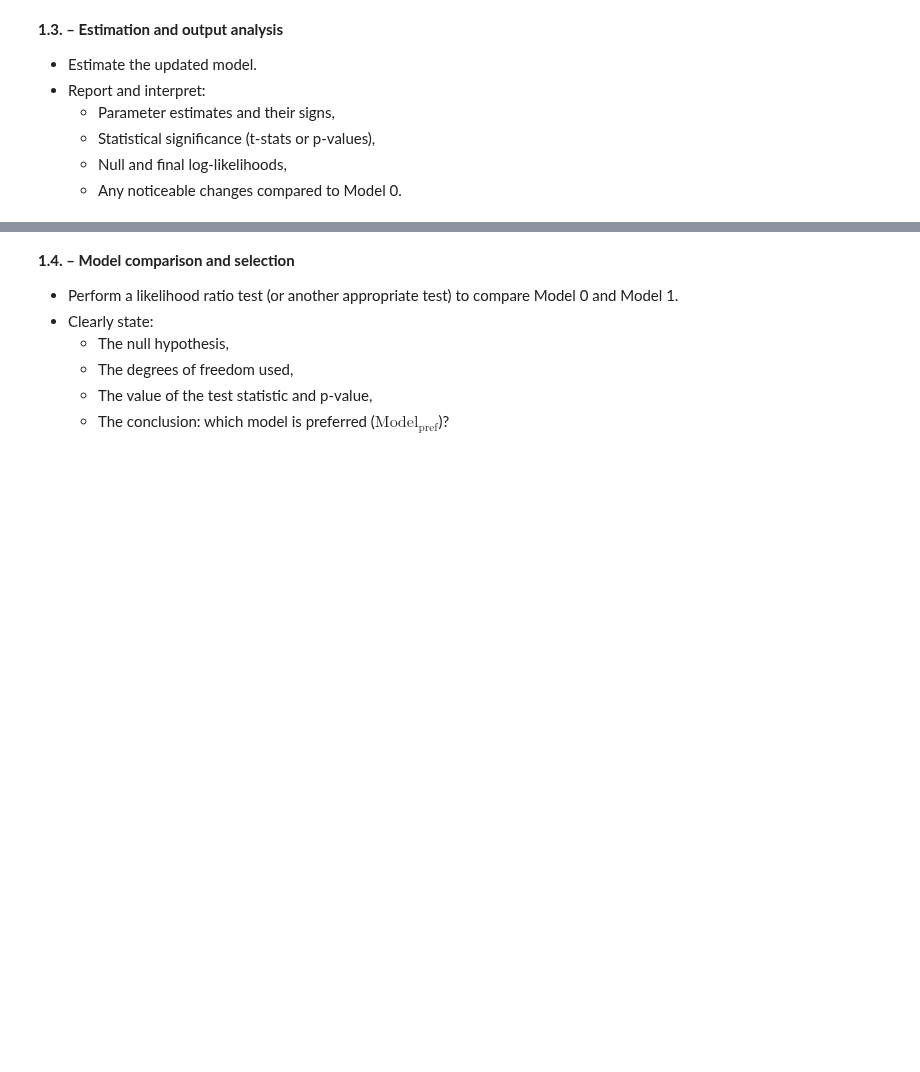
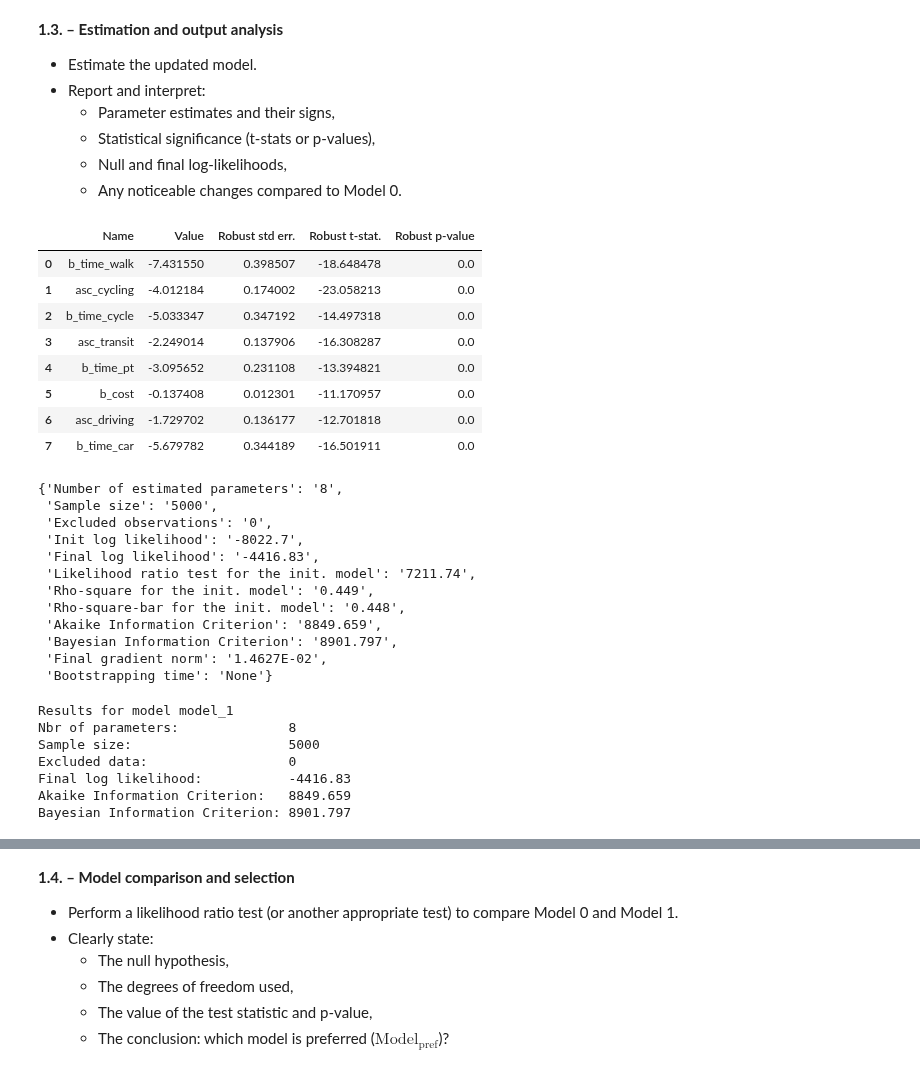
Before and after one commit to PabloSarro/london-mode-choice, a Jupyter notebook: assignment.ipynb, the cells around one changed output, grey strips where cells are left out. Cells and saved outputs as stored; diff of their text form; code cells hidden in the pictures; blank space fills up the shorter version.

```diff
--- a/assignment.ipynb
+++ b/assignment.ipynb
@@ -261,6 +270,45 @@ Using Model 0 as the base model, include alternative-specific parameters (i.e.,
 # %%
 # Estimate Model 1 and report its short summary and estimated-parameters table.
 # Use a distinct name such as 'model_1' and store its EstimationResults object.
+results_1 = biogeme_1.estimate()
+
+param_1 = get_pandas_estimated_parameters(estimation_results=results_1)
+display(param_1['Estimated parameters'])
+
+general_stats = results_1.get_general_statistics()
+display(general_stats)
+
+# or more synthetic
+print(results_1.short_summary())
+# %% [output]
+|  | Name | Value | Robust std err. | Robust t-stat. | Robust p-value |
+| 0 | b_time_walk | -7.431550 | 0.398507 | -18.648478 | 0.0 |
+| 1 | asc_cycling | -4.012184 | 0.174002 | -23.058213 | 0.0 |
+| 2 | b_time_cycle | -5.033347 | 0.347192 | -14.497318 | 0.0 |
+| 3 | asc_transit | -2.249014 | 0.137906 | -16.308287 | 0.0 |
+| 4 | b_time_pt | -3.095652 | 0.231108 | -13.394821 | 0.0 |
+| 5 | b_cost | -0.137408 | 0.012301 | -11.170957 | 0.0 |
+| 6 | asc_driving | -1.729702 | 0.136177 | -12.701818 | 0.0 |
+| 7 | b_time_car | -5.679782 | 0.344189 | -16.501911 | 0.0 |
+{'Number of estimated parameters': '8',
+ 'Sample size': '5000',
+ 'Excluded observations': '0',
+ 'Init log likelihood': '-8022.7',
+ 'Final log likelihood': '-4416.83',
+ 'Likelihood ratio test for the init. model': '7211.74',
+ 'Rho-square for the init. model': '0.449',
+ 'Rho-square-bar for the init. model': '0.448',
+ 'Akaike Information Criterion': '8849.659',
+ 'Bayesian Information Criterion': '8901.797',
+ 'Final gradient norm': '1.4627E-02',
+ 'Bootstrapping time': 'None'}
+Results for model model_1
+Nbr of parameters:              8
+Sample size:                    5000
+Excluded data:                  0
+Final log likelihood:           -4416.83
+Akaike Information Criterion:   8849.659
+Bayesian Information Criterion: 8901.797
 # %%
 # Add Model 1 before producing a comparison table.
 all_results['model_1'] = results_1
```
Also changed, not shown: parts of 15 cells of this notebook.
